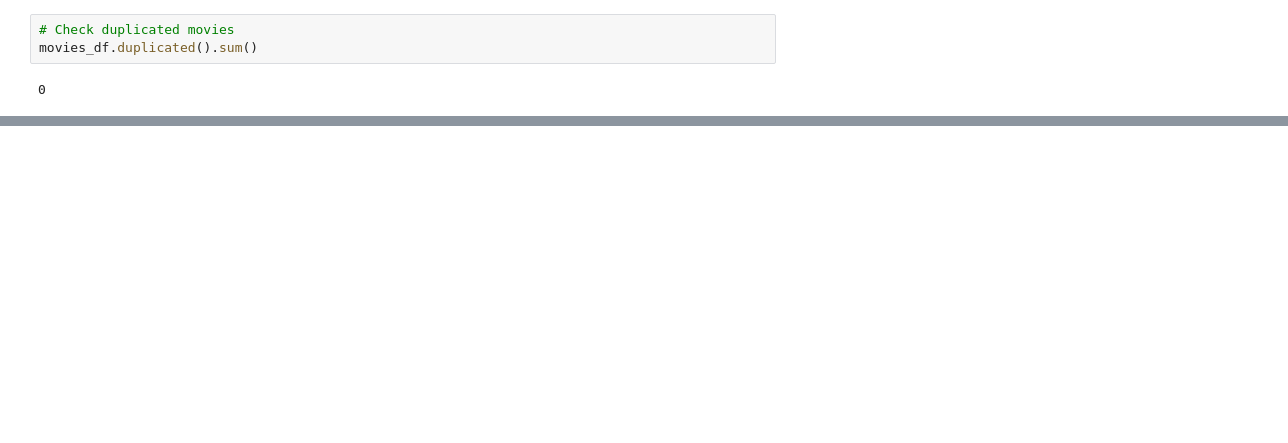
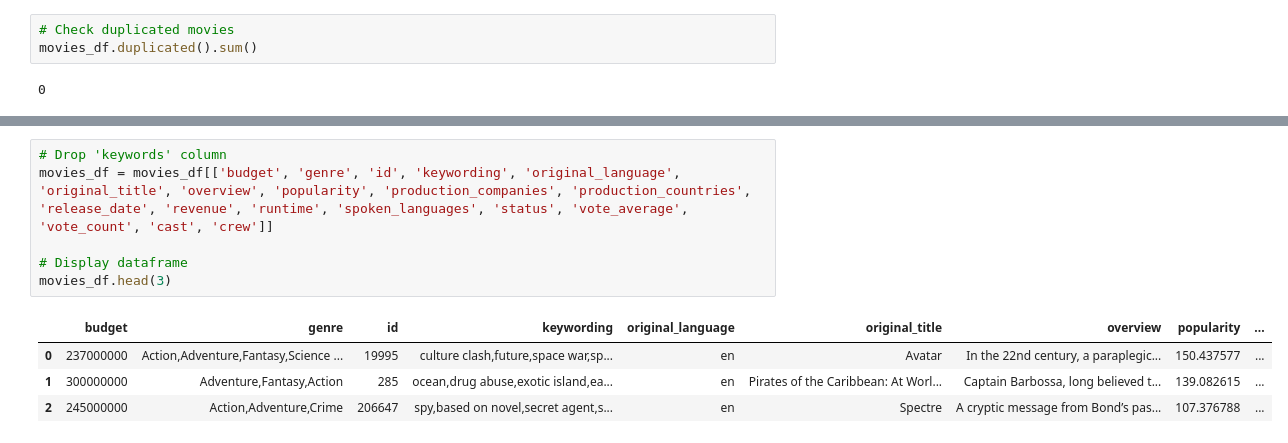
Before and after one commit to CarmenK2/Movie_Pick, a Jupyter notebook: ETL.ipynb, the cells around one changed output, grey strips where cells are left out. Cells and saved outputs as stored; diff of their text form; blank space fills up the shorter version.

```diff
--- a/ETL.ipynb
+++ b/ETL.ipynb
@@ -182,0 +197,11 @@ Name: genres, Length: 4805, dtype: object
+# %%
+# Drop 'keywords' column
+movies_df = movies_df[['budget', 'genre', 'id', 'keywording', 'original_language', 'original_title', 'overview', 'popularity', 'production_companies', 'production_countries', 'release_date', 'revenue', 'runtime', 'spoken_languages', 'status', 'vote_average', 'vote_count', 'cast', 'crew']]
+
+# Display dataframe
+movies_df.head(3)
+# %% [output]
+|  | budget | genre | id | keywording | original_language | original_title | overview | popularity | ... |
+| 0 | 237000000 | Action,Adventure,Fantasy,Science ... | 19995 | culture clash,future,space war,sp... | en | Avatar | In the 22nd century, a paraplegic... | 150.437577 | ... |
+| 1 | 300000000 | Adventure,Fantasy,Action | 285 | ocean,drug abuse,exotic island,ea... | en | Pirates of the Caribbean: At Worl... | Captain Barbossa, long believed t... | 139.082615 | ... |
+| 2 | 245000000 | Action,Adventure,Crime | 206647 | spy,based on novel,secret agent,s... | en | Spectre | A cryptic message from Bond’s pas... | 107.376788 | ... |
```
Also changed, not shown: parts of 25 cells of this notebook, 1 other file.
